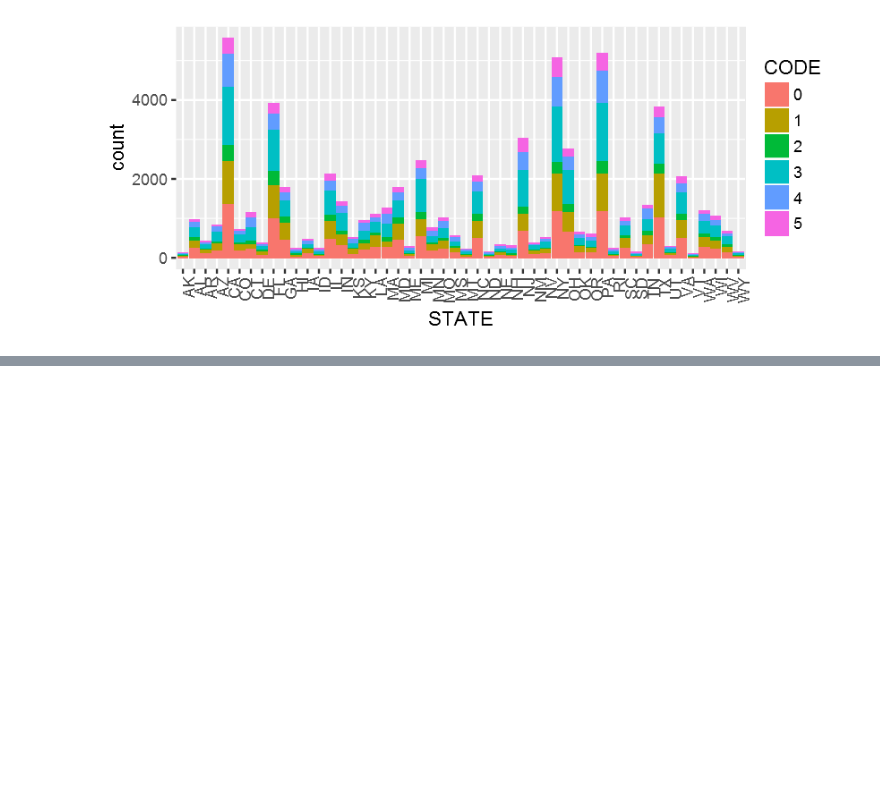
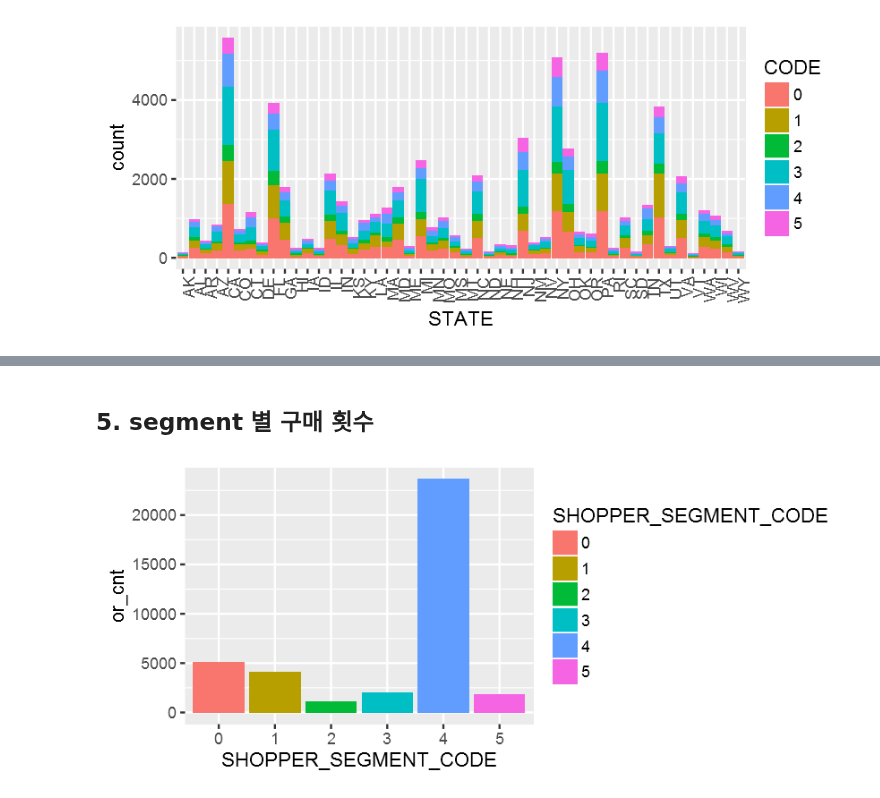
Before and after one commit to byungjun0689/DataScience, a Jupyter notebook: 1.Portfolio/2. QVC/QVC Analysis.ipynb, the cells around one changed output, grey strips where cells are left out. Saved outputs shown, nothing was run; the diff lists cells and outputs as text; code cells hidden in the pictures; blank space fills up the shorter version.

```diff
--- a/1.Portfolio/2. QVC/QVC Analysis.ipynb
+++ b/1.Portfolio/2. QVC/QVC Analysis.ipynb
@@ -128,0 +160,9 @@ ggplot(seg_customer,aes(x=STATE,fill=CODE)) + geom_bar() + theme(axis.text.x = e
+# %% [markdown]
+## 5. segment 별 구매 횟수
+# %%
+segment_order <- order_df %>% group_by(SHOPPER_SEGMENT_CODE) %>% summarize(or_cnt=n())
+segment_order$percent <- round(prop.table(segment_order$or_cnt),2)
+
+ggplot(segment_order,aes(x=SHOPPER_SEGMENT_CODE,y=or_cnt,fill=SHOPPER_SEGMENT_CODE)) + geom_bar(stat="identity")
+# %% [output]
+[figure, added]
```
Also changed, not shown: parts of 35 cells of this notebook, 1 other file.
